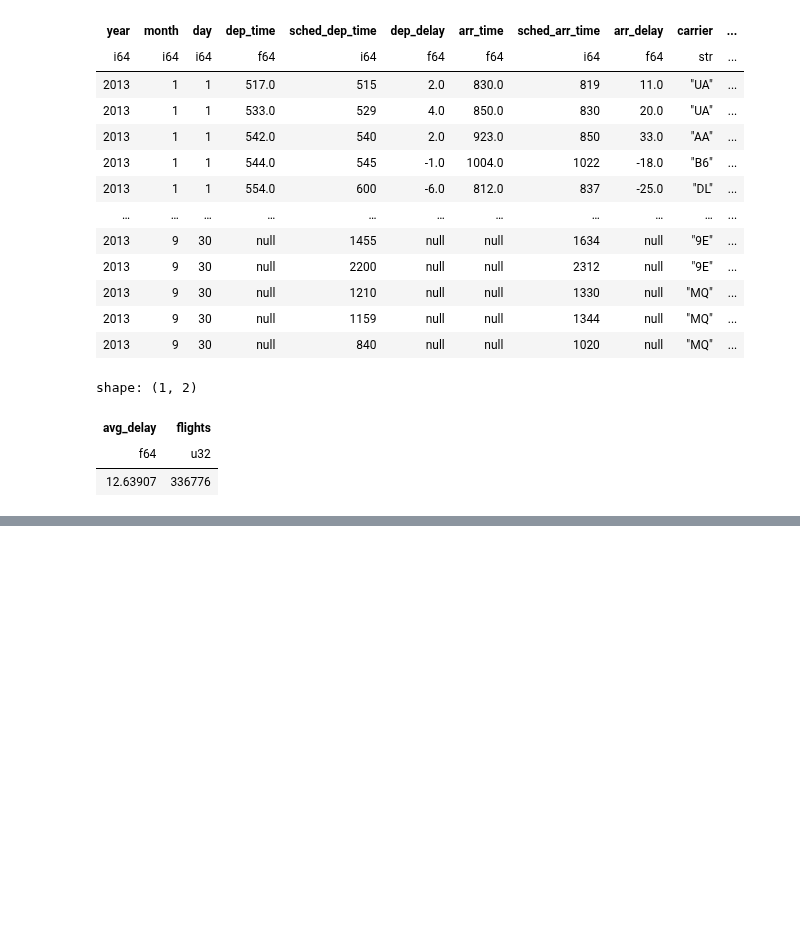
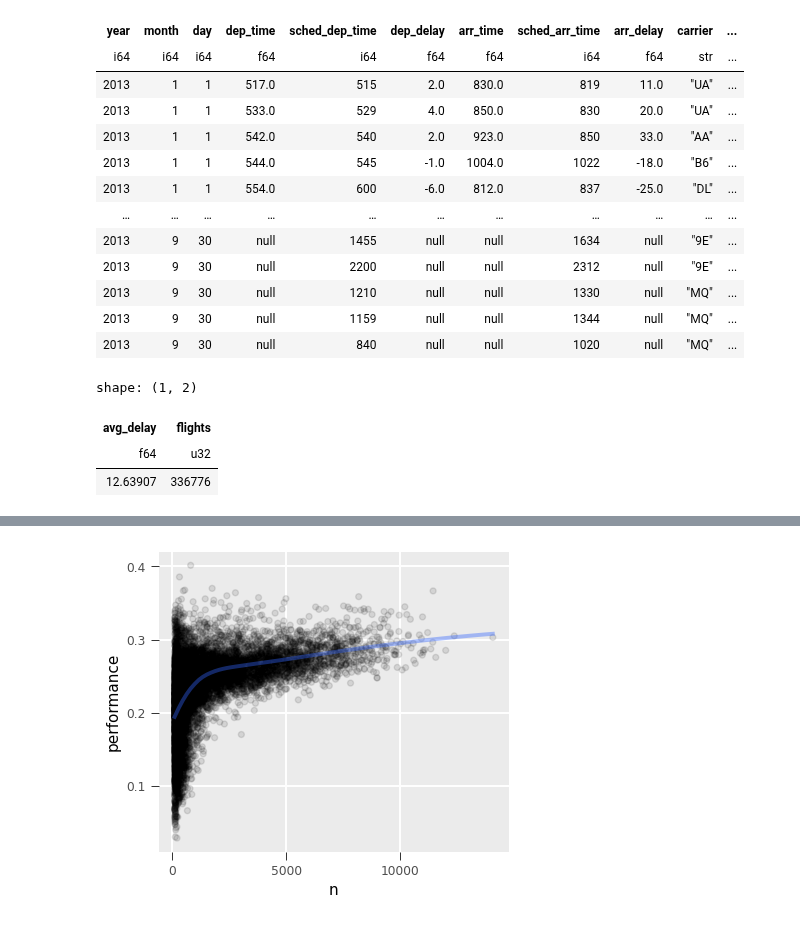
Before and after one commit to huangziwei/hea, a Jupyter notebook: example/books/r4ds/ch03.ipynb, the cells around one changed output, grey strips where cells are left out. Cells and saved outputs as stored; diff of their text form; code cells hidden in the pictures; blank space fills up the shorter version.

```diff
--- a/example/books/r4ds/ch03.ipynb
+++ b/example/books/r4ds/ch03.ipynb
@@ -613,0 +713,10 @@ shape: (1, 2)
+# %%
+batters = (
+    data("batting", package="Lahman")
+        .group_by("playerID")
+        .summarize(
+            performance=col("H").sum() / col("AB").sum(),
+            n = col("AB").sum()
+        )
+)
+batters
@@ -613,0 +738,10 @@ shape: (1, 2)
+# %%
+(
+    batters
+        .filter(col("n")>100)
+        .ggplot(x="n", y="performance")
+        .geom_point(alpha=0.1)
+        .geom_smooth(se=False)
+)
+# %% [output]
+[figure, added]
```
Also changed, not shown: parts of 17 cells of this notebook, 1 other file.
